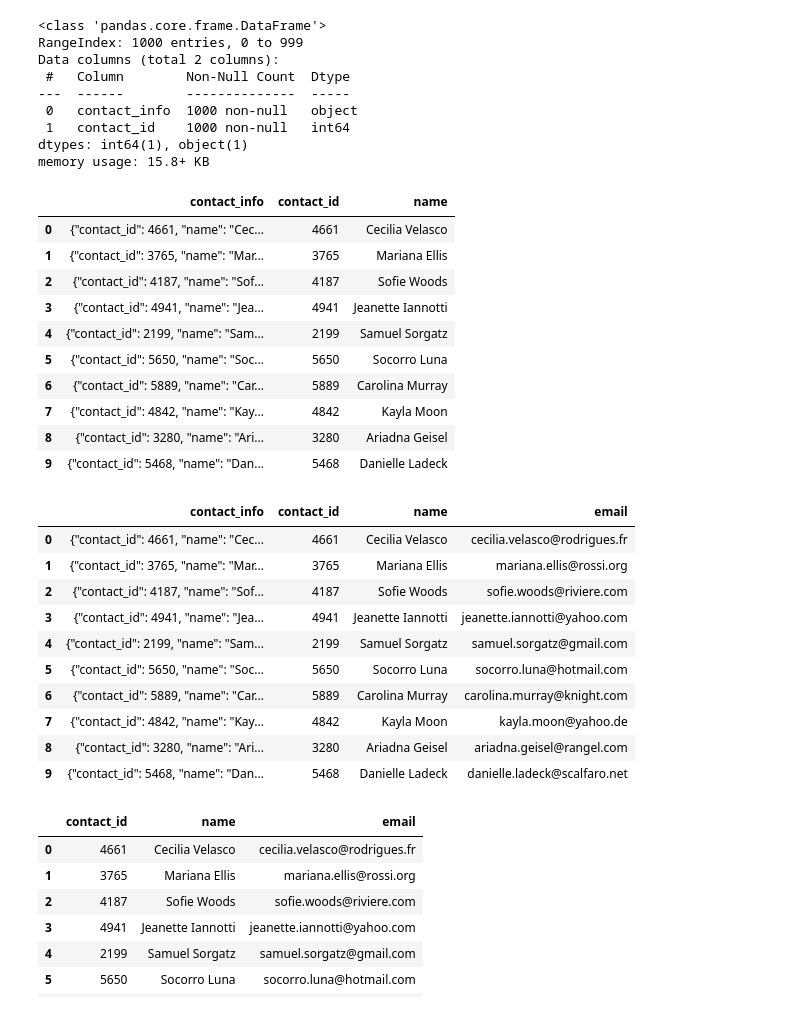
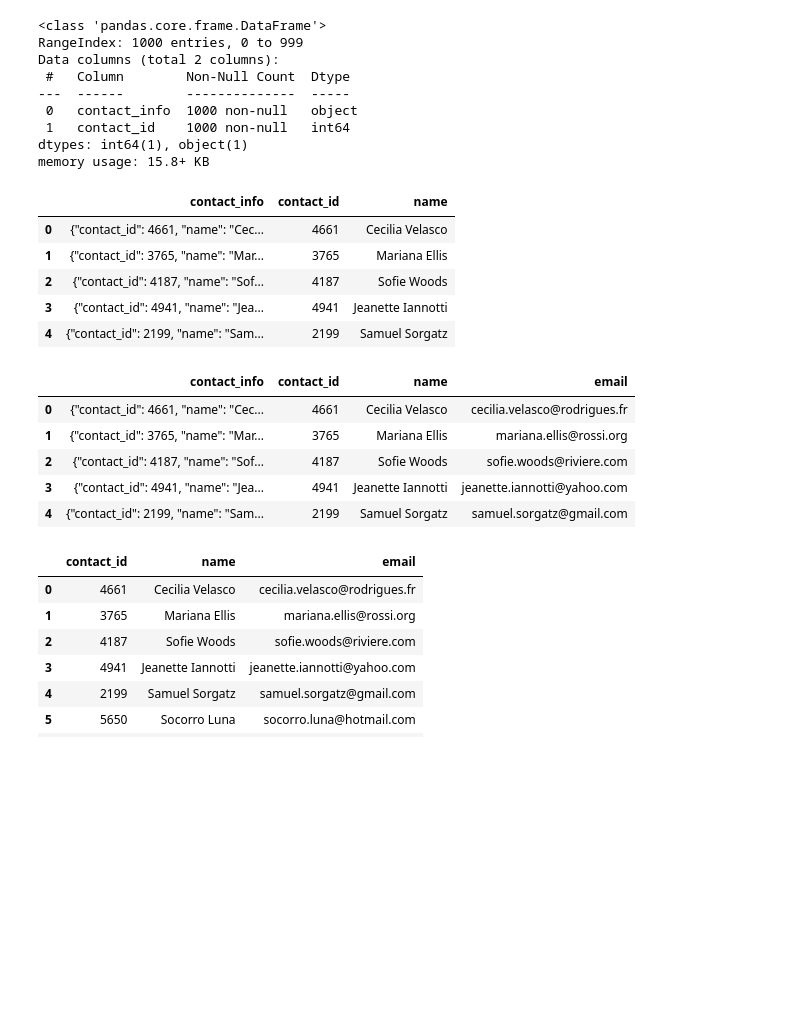
Before and after one commit to ruprekhab/Crowdfunding_ETL, a Jupyter notebook: Starter_Files/ETL_Mini_Project_RBaruah_VBundhooa_RConfectioner.ipynb, the cells around one changed output. Drawn from its saved outputs; the diff is of its cells as text; code cells hidden in the pictures; blank space fills up the shorter version.

```diff
--- a/Starter_Files/ETL_Mini_Project_RBaruah_VBundhooa_RConfectioner.ipynb
+++ b/Starter_Files/ETL_Mini_Project_RBaruah_VBundhooa_RConfectioner.ipynb
@@ -299,7 +299,7 @@ campaign_cleaned.to_csv("Resources/campaign.csv", index=False)
 ### Extract the contacts.xlsx Data.
 # %%
 # Read the data into a Pandas DataFrame. Use the `header=2` parameter when reading in the data.
-contact_info_df = pd.read_excel('Resources/contacts.xlsx', header=2)
+contact_info_df = pd.read_excel('Resources/contacts.xlsx', header=3)
 contact_info_df.head()
 # %% [output]
 |  | contact_info |
@@ -424,0 +417,6 @@ contact_info_df_copy.head()
+# %%
+# Extract the four-digit contact ID number.
+rows=contact_info_df.values.tolist()
+numbers_only = [(re.findall(r'\d+', item[0]))[0] for item in rows]
+contact_info_df_copy['contact_id']=numbers_only
+contact_info_df_copy.head()
@@ -436,6 +442,8 @@ dtypes: object(2)
 memory usage: 15.8+ KB
 # %%
 # Convert the "contact_id" column to an int64 data type.
+contact_info_df_copy=contact_info_df_copy.astype({"contact_id": int})
+contact_info_df_copy.info()
 # %% [output]
 <class 'pandas.core.frame.DataFrame'>
 RangeIndex: 1000 entries, 0 to 999
@@ -448,6 +456,9 @@ dtypes: int64(1), object(1)
 memory usage: 15.8+ KB
 # %%
 # Extract the name of the contact and add it to a new column.
+names = [(re.findall('"name": "([^"]+)"', item[0]))[0] for item in rows]
+contact_info_df_copy["name"]=names
+contact_info_df_copy.head()
 # %% [output]
 |  | contact_info | contact_id | name |
 | 0 | {"contact_id": 4661, "name": "Cec... | 4661 | Cecilia Velasco |
@@ -455,24 +466,17 @@ memory usage: 15.8+ KB
 | 2 | {"contact_id": 4187, "name": "Sof... | 4187 | Sofie Woods |
 | 3 | {"contact_id": 4941, "name": "Jea... | 4941 | Jeanette Iannotti |
 | 4 | {"contact_id": 2199, "name": "Sam... | 2199 | Samuel Sorgatz |
-| 5 | {"contact_id": 5650, "name": "Soc... | 5650 | Socorro Luna |
-| 6 | {"contact_id": 5889, "name": "Car... | 5889 | Carolina Murray |
-| 7 | {"contact_id": 4842, "name": "Kay... | 4842 | Kayla Moon |
-| 8 | {"contact_id": 3280, "name": "Ari... | 3280 | Ariadna Geisel |
-| 9 | {"contact_id": 5468, "name": "Dan... | 5468 | Danielle Ladeck |
 # %%
 # Extract the email from the contacts and add the values to a new column.
+emails = [(re.findall('"email": "([^"]+)"', item[0]))[0] for item in rows]
+contact_info_df_copy["email"]=emails
+contact_info_df_copy.head()
 # %% [output]
 |  | contact_info | contact_id | name | email |
 | 0 | {"contact_id": 4661, "name": "Cec... | 4661 | Cecilia Velasco | cecilia.velasco@rodrigues.fr |
 | 1 | {"contact_id": 3765, "name": "Mar... | 3765 | Mariana Ellis | mariana.ellis@rossi.org |
 | 2 | {"contact_id": 4187, "name": "Sof... | 4187 | Sofie Woods | sofie.woods@riviere.com |
 | 3 | {"contact_id": 4941, "name": "Jea... | 4941 | Jeanette Iannotti | jeanette.iannotti@yahoo.com |
 | 4 | {"contact_id": 2199, "name": "Sam... | 2199 | Samuel Sorgatz | samuel.sorgatz@gmail.com |
-| 5 | {"contact_id": 5650, "name": "Soc... | 5650 | Socorro Luna | socorro.luna@hotmail.com |
-| 6 | {"contact_id": 5889, "name": "Car... | 5889 | Carolina Murray | carolina.murray@knight.com |
-| 7 | {"contact_id": 4842, "name": "Kay... | 4842 | Kayla Moon | kayla.moon@yahoo.de |
-| 8 | {"contact_id": 3280, "name": "Ari... | 3280 | Ariadna Geisel | ariadna.geisel@rangel.com |
-| 9 | {"contact_id": 5468, "name": "Dan... | 5468 | Danielle Ladeck | danielle.ladeck@scalfaro.net |
 # %%
 # Create a copy of the contact_info_df with the 'contact_id', 'name', 'email' columns.
```
Also changed, not shown: parts of 11 cells of this notebook.
